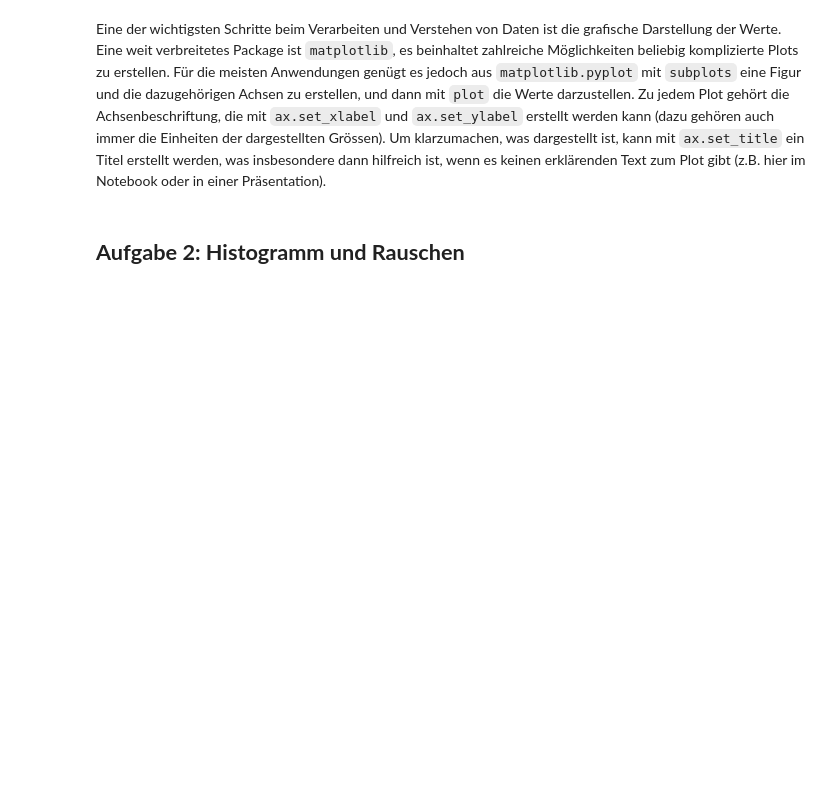
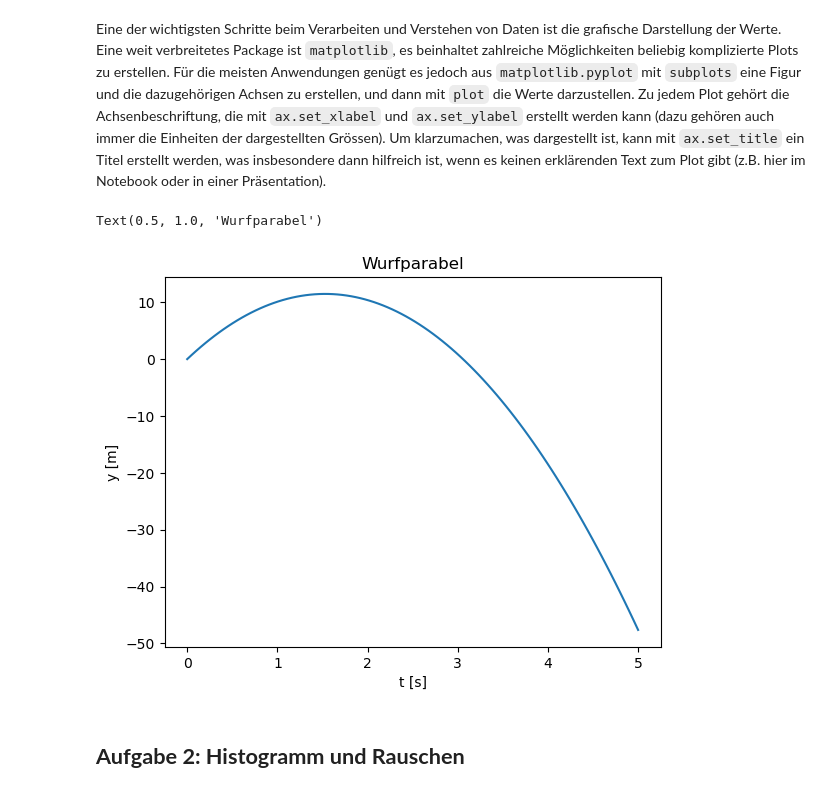
Before and after one commit to fflopsi/datenanalyse, a Jupyter notebook: exercises/03/Aufgabenblatt3_Normalverteilung_und_Messgenauigkeit.ipynb, the cells around one changed output. Saved outputs shown, nothing was run; the diff lists cells and outputs as text; code cells hidden in the pictures; blank space fills up the shorter version.

```diff
--- a/exercises/03/Aufgabenblatt3_Normalverteilung_und_Messgenauigkeit.ipynb
+++ b/exercises/03/Aufgabenblatt3_Normalverteilung_und_Messgenauigkeit.ipynb
@@ -108,14 +127,17 @@ Eine der wichtigsten Schritte beim Verarbeiten und Verstehen von Daten ist die g
 # %%
 import matplotlib.pyplot as plt
 t = np.linspace(0, 5, 100)
 y = 15 * t - 9.81 / 2 * t**2
 
 fig = plt.figure()
 ax = fig.add_subplot(1, 1, 1)
 ax.plot(t, y)
-ax.set_xlabel('t (s)')
-ax.set_ylabel('y (m)')
+ax.set_xlabel('t [s]')
+ax.set_ylabel('y [m]')
 ax.set_title('Wurfparabel')
+# %% [output]
+Text(0.5, 1.0, 'Wurfparabel')
+[figure, added]
 # %% [markdown]
 ## **Aufgabe 2: Histogramm und Rauschen**
 # %% [markdown]
```
Also changed, not shown: parts of 18 cells of this notebook.
